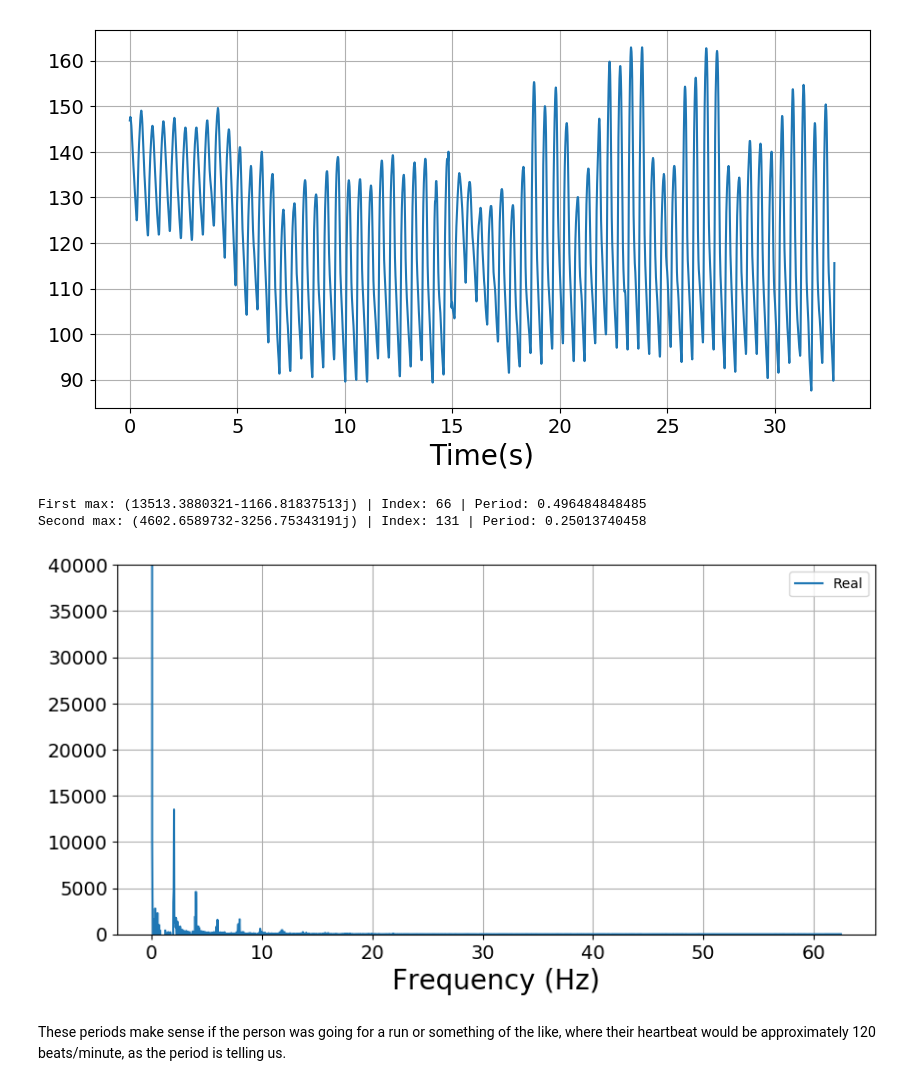
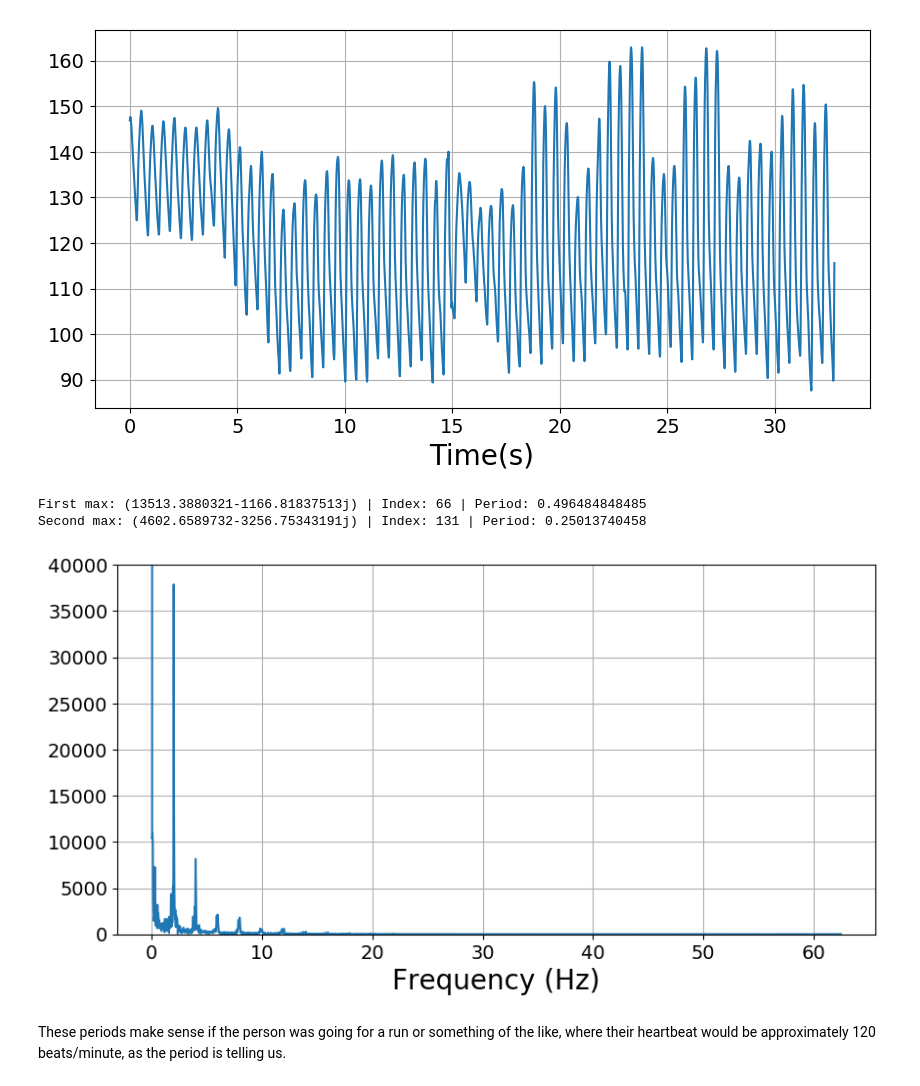
Before and after one commit to NathanMeulen/Fourier_Transform_exploration, a Jupyter notebook: Assignment/Assignment 2 - Fourier Analysis.ipynb, the cells around one changed output. Saved outputs shown, nothing was run; the diff lists cells and outputs as text; code cells hidden in the pictures.

```diff
--- a/Assignment/Assignment 2 - Fourier Analysis.ipynb
+++ b/Assignment/Assignment 2 - Fourier Analysis.ipynb
@@ -247,18 +247,16 @@ make_plot(x_label='Time(s)').plot(x, y);
 # %%
 dft_beats = np.fft.rfft(y)
 frequencies = np.fft.rfftfreq(len(y), d=1/125)
 
 print("First max:", dft_beats[5:80].max(), "| Index:", dft_beats[5:80].argmax()+5, "| Period:", 1/frequencies[66])
 print("Second max:", dft_beats[80:].max(), "| Index:", dft_beats[80:].argmax()+80, "| Period:", 1/frequencies[131])
 
 plot = make_plot(x_label='Frequency (Hz)', y_lim=(-1, 40000))
-plot.plot(frequencies, dft_beats.real, label='Real')
-#plot.plot(frequencies, dft_beats.imag, label='Imaginary')
-plot.legend();
+plot.plot(frequencies, np.abs(dft_beats));
 # %% [output]
 First max: (13513.3880321-1166.81837513j) | Index: 66 | Period: 0.496484848485
 Second max: (4602.6589732-3256.75343191j) | Index: 131 | Period: 0.25013740458
-[figure, old version]
+[figure, new version]
 # %% [markdown]
 These periods make sense if the person was going for a run or something of the like, where their heartbeat would be approximately 120 beats/minute, as the period is telling us.
 # %% [markdown]
```
Also changed, not shown: parts of 1 cell of this notebook.
